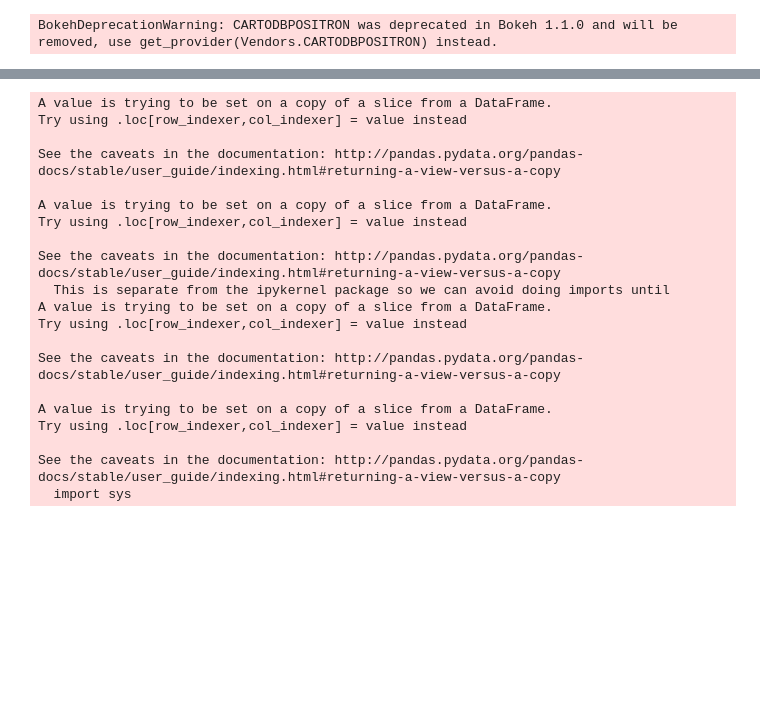
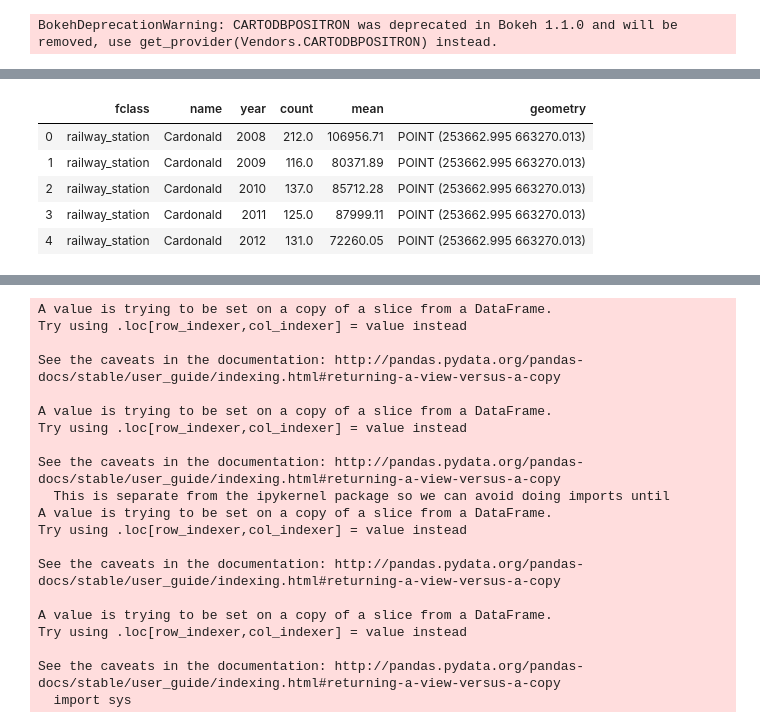
Before and after one commit to nadiiia/ros_train_viz, a Jupyter notebook: voronoi_price.ipynb, the cells around one changed output, grey strips where cells are left out. Cells and saved outputs as stored; diff of their text form; code cells hidden in the pictures; blank space fills up the shorter version.

```diff
--- a/voronoi_price.ipynb
+++ b/voronoi_price.ipynb
@@ -33,2 +41,14 @@ stations = gpd.read_file(r'D:/viz/trainlines/derived/New folder/derived_data.gpk
 # %%
 stations_wm=stations.to_crs({'init': 'epsg:3857'})
+# %%
+## adding price data
+
+price = gpd.read_file(r'd:\viz\trainlines\derived\New folder\station_price.gpkg', layer='price_dz_points_vor')
+price.head()
+# %% [output]
+|  | fclass | name | year | count | mean | geometry |
+| 0 | railway_station | Cardonald | 2008 | 212.0 | 106956.71 | POINT (253662.995 663270.013) |
+| 1 | railway_station | Cardonald | 2009 | 116.0 | 80371.89 | POINT (253662.995 663270.013) |
+| 2 | railway_station | Cardonald | 2010 | 137.0 | 85712.28 | POINT (253662.995 663270.013) |
+| 3 | railway_station | Cardonald | 2011 | 125.0 | 87999.11 | POINT (253662.995 663270.013) |
+| 4 | railway_station | Cardonald | 2012 | 131.0 | 72260.05 | POINT (253662.995 663270.013) |
```
Also changed, not shown: parts of 15 cells of this notebook, 2 other files.
